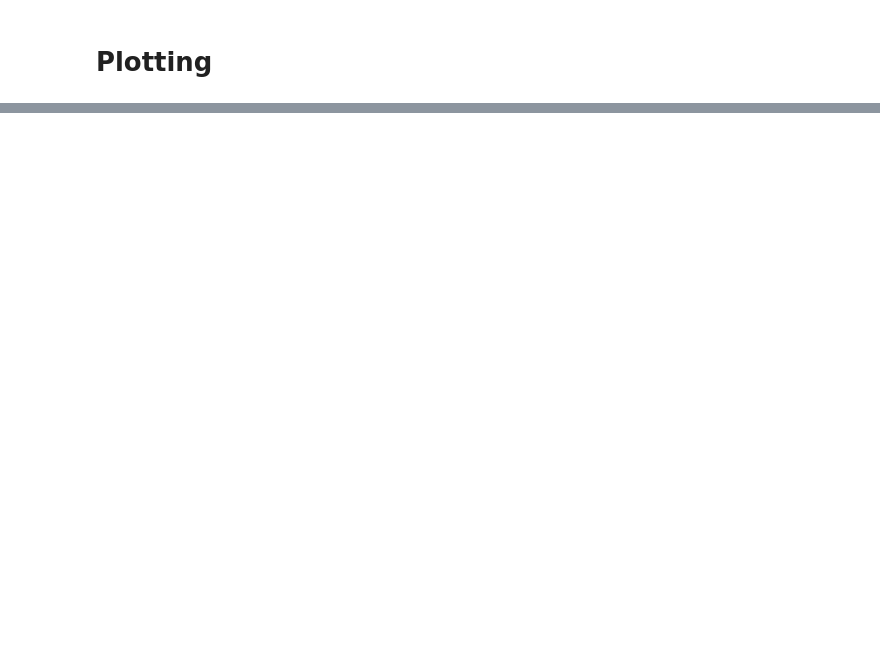
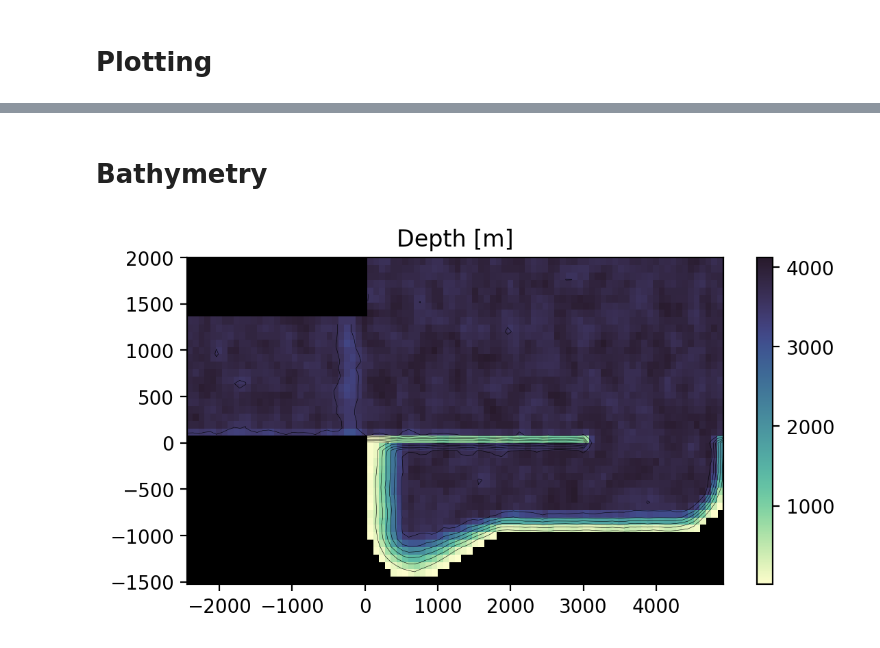
Before and after one commit to afstyles/IWG_analysis, a Jupyter notebook: int/Plotting.ipynb, the cells around one changed output, grey strips where cells are left out. Cells and saved outputs as stored; diff of their text form; code cells hidden in the pictures; blank space fills up the shorter version.

```diff
--- a/int/Plotting.ipynb
+++ b/int/Plotting.ipynb
@@ -398,0 +52,6 @@ Residual overturning function / (Sv) (time: 236; Density_level: 101; -- : 137; -
+# %%
+cube_list = iris.load(out_dir + '/*.nc')
+# data_list = iris.load(data_dir + '/*grid*.nc')
+mask_list = iris.load(data_dir + '/mesh_mask.nc')
+timeseries_list = iris.load(timeseries_dir + '/CANAL_grid_timeseries.combined.nc')
+transport_list = iris.load(timeseries_dir + '/CANAL_grid_WGtimeseries.combined.nc')
@@ -398,0 +65,30 @@ Residual overturning function / (Sv) (time: 236; Density_level: 101; -- : 137; -
+# %%
+# v_cube = CLE(data_list, 'voce')[...,1:-1]
+# w_cube = CLE(data_list, 'woce')[...,1:-1]
+# rhop_cube = CLE(data_list, 'swsigthet')[...,1:-1]
+# temp_cube = CLE(data_list, 'toce')[...,1:-1]
+# sal_cube = CLE(data_list, 'soce')[...,1:-1]
+# ssh_cube = CLE(data_list, 'ssh')[...,1:-1]
+vmask = iris.util.squeeze(CLE(mask_list, 'umask')).data[...,1:-1]
+umask = iris.util.squeeze(CLE(mask_list, 'vmask')).data[...,1:-1]
+tmask = iris.util.squeeze(CLE(mask_list, 'tmask')).data[...,1:-1]
+umaskutil = iris.util.squeeze(CLE(mask_list, 'umaskutil')).data[...,1:-1]
+vmaskutil = iris.util.squeeze(CLE(mask_list, 'vmaskutil')).data[...,1:-1]
+tmaskutil = iris.util.squeeze(CLE(mask_list, 'tmaskutil')).data[...,1:-1]
+e3t = iris.util.squeeze(CLE(mask_list, 'e3t_0')).data[...,1:-1]
+e3u = iris.util.squeeze(CLE(mask_list, 'e3u_0')).data[...,1:-1]
+e3v = iris.util.squeeze(CLE(mask_list, 'e3v_0')).data[...,1:-1]
+depth_1d = iris.util.squeeze(CLE(mask_list,'gdept_1d')).data
+lat = iris.util.squeeze(CLE(mask_list,'nav_lat')).data[...,1:-1]
+lon = iris.util.squeeze(CLE(mask_list,'nav_lon')).data[...,1:-1]
+gdept_0 = iris.util.squeeze(CLE(mask_list,'gdept_0')).data[...,1:-1]
+eke_zint_cube = CLE(cube_list, 'eke_zint')[...,1:-1]
+
+
+
+
+# v = np.ma.masked_array(v_cube.data, mask=np.broadcast_to(~np.ma.make_mask(vmask), v_cube.shape))
+# rhop = np.ma.masked_array(rhop_cube.data, mask=np.broadcast_to(~np.ma.make_mask(tmask), rhop_cube.shape))
+# %%
+lat_1d = np.mean(lat, axis=-1)
+lon_1d = np.mean(lon, axis=-2)
@@ -398,0 +153,12 @@ Residual overturning function / (Sv) (time: 236; Density_level: 101; -- : 137; -
+# %% [markdown]
+# Bathymetry
+# %%
+plt.figure(dpi=200, figsize=(2*3.1554, 3.1554))
+plt.title(r"Depth [m]")
+plt.pcolormesh(lon_1d, lat_1d, depth_array, cmap=cmocean.cm.deep )
+plt.colorbar()
+CS = plt.contour(lon_1d, lat_1d, depth_array, levels=7, colors='k', linewidths=0.2 )
+plt.gca().set_facecolor('k')
+plt.savefig(out_dir + '/depth.png', bbox_inches='tight')
+# %% [output]
+[figure, added]
```
Also changed, not shown: parts of 68 cells of this notebook, 5 other files.
